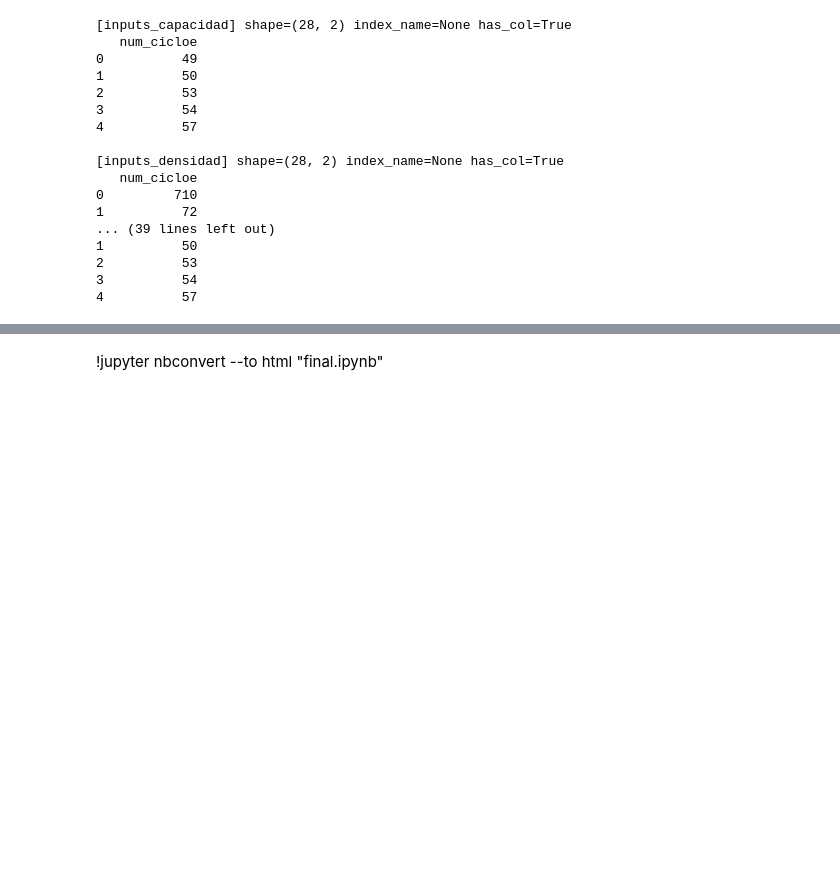
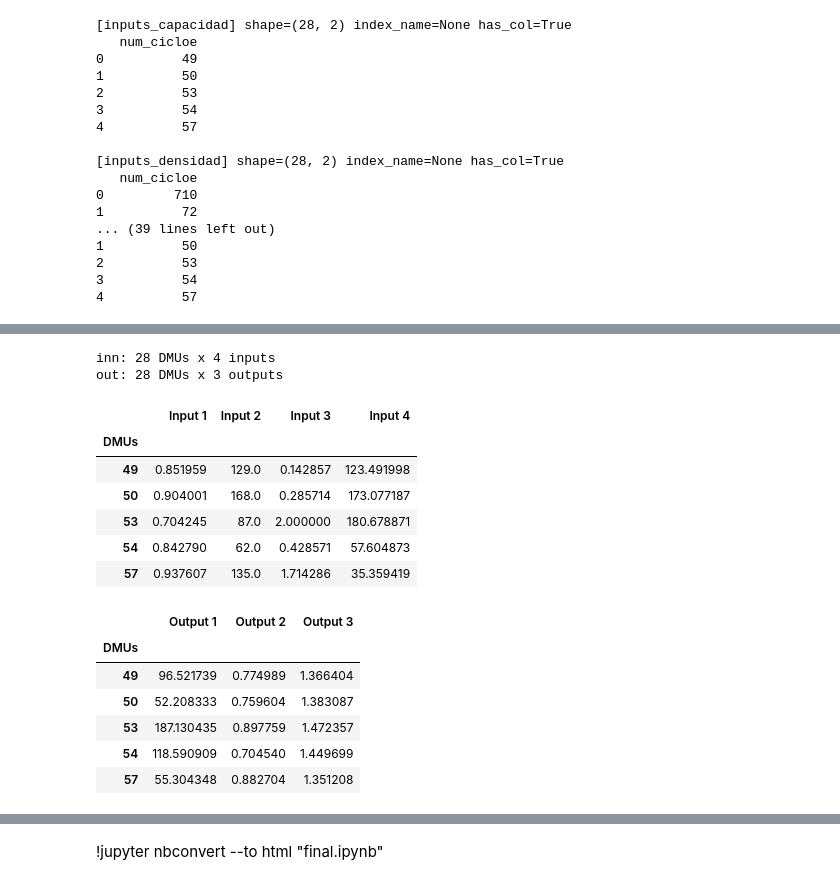
Before and after one commit to mariasdv99-svg/tesis, a Jupyter notebook: final.ipynb, the cells around one changed output, grey strips where cells are left out. Drawn from its saved outputs; the diff is of its cells as text; code cells hidden in the pictures; blank space fills up the shorter version.

```diff
--- a/final.ipynb
+++ b/final.ipynb
@@ -804,3 +801,64 @@ dea_case = dea_case[dea_case[outs].sum(axis=1) > 0].reset_index(drop=True)
+# %%
+
+# columnas a usar (ajusta si quieres otros nombres)
+inputs_cols = [
+    "Input 1",
+    "Input 2",
+    "Input 3",
+    "Input 4"
+]
+outputs_cols = [
+    "Output 1",
+    "Output 2",
+    "Output 3"
+]
+id_col = "DMUs"
+
+# partir del dataframe dea_case (ya creado)
+df = dea_case_ren.copy()
+
+# forzar numérico y index
+df[id_col] = pd.to_numeric(df[id_col], errors="coerce").astype("Int64")
+for c in inputs_cols + outputs_cols:
+    df[c] = pd.to_numeric(df[c], errors="coerce")
+
+df = df.dropna(subset=[id_col]).set_index(id_col).sort_index()
+inn = df[inputs_cols].dropna(how="any")
+out = df.loc[inn.index, outputs_cols].dropna(how="any")
+out = out.loc[inn.index]
+
+# dejar variables en el entorno
+inn.name = "inn"
+out.name = "out"
+globals()["inn"] = inn
+globals()["out"] = out
+
+# resumen rápido
+print(f"inn: {inn.shape[0]} DMUs x {inn.shape[1]} inputs")
+print(f"out: {out.shape[0]} DMUs x {out.shape[1]} outputs")
+display(inn.head())
+display(out.head())
+
+
+inn.to_csv(f"../data/analisis/inn_{case}.csv", index=True)
+out.to_csv(f"../data/analisis/out_{case}.csv", index=True)
+# %% [output]
+inn: 28 DMUs x 4 inputs
+out: 28 DMUs x 3 outputs
+|  | Input 1 | Input 2 | Input 3 | Input 4 |
+| DMUs |  |  |  |  |
+| 49 | 0.851959 | 129.0 | 0.142857 | 123.491998 |
+| 50 | 0.904001 | 168.0 | 0.285714 | 173.077187 |
+| 53 | 0.704245 | 87.0 | 2.000000 | 180.678871 |
+| 54 | 0.842790 | 62.0 | 0.428571 | 57.604873 |
+| 57 | 0.937607 | 135.0 | 1.714286 | 35.359419 |
+|  | Output 1 | Output 2 | Output 3 |
+| DMUs |  |  |  |
+| 49 | 96.521739 | 0.774989 | 1.366404 |
+| 50 | 52.208333 | 0.759604 | 1.383087 |
+| 53 | 187.130435 | 0.897759 | 1.472357 |
+| 54 | 118.590909 | 0.704540 | 1.449699 |
+| 57 | 55.304348 | 0.882704 | 1.351208 |
 # %%
 dea_case_ren.head(41)
 # %% [output]
```
Also changed, not shown: parts of 8 cells of this notebook.
